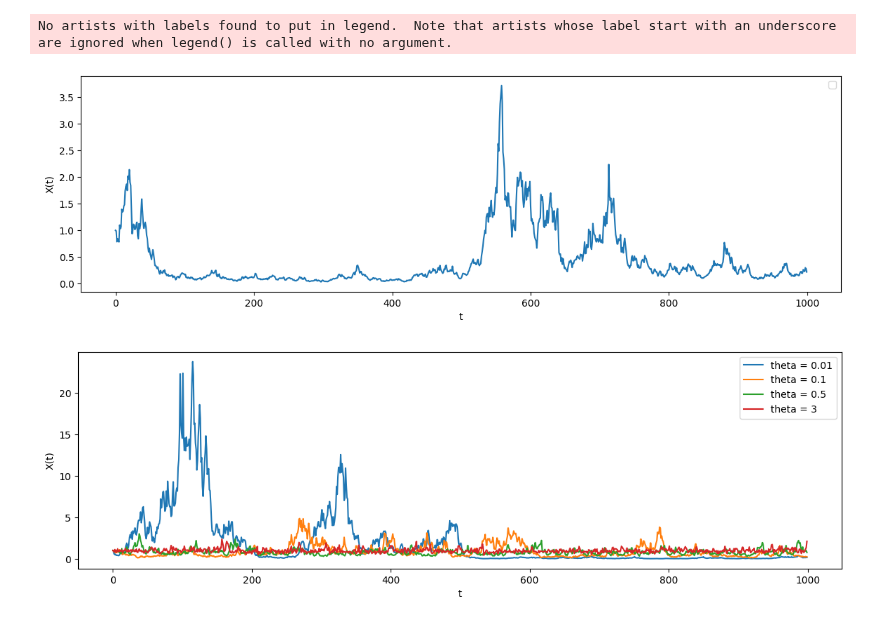
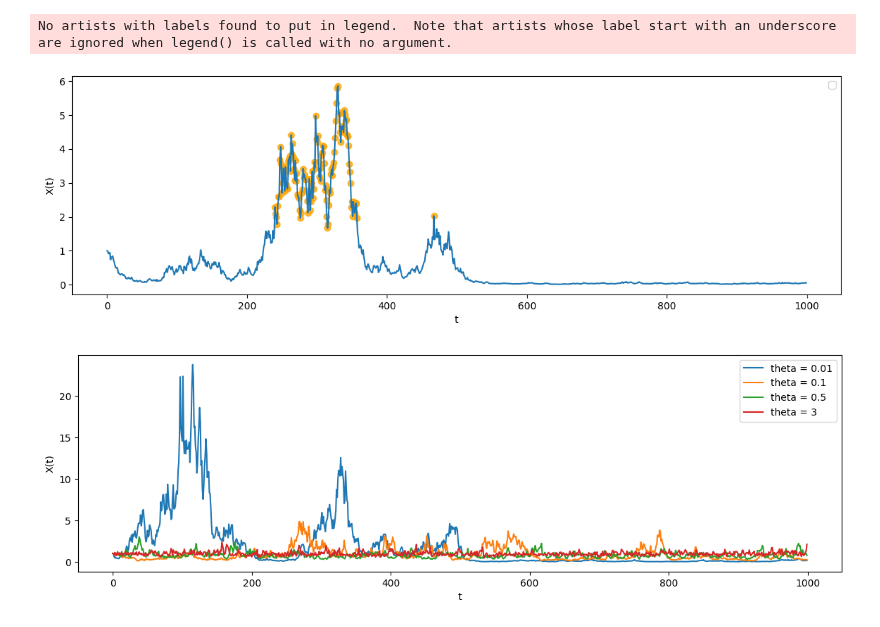
Before and after one commit to falric05/AII-Flare-prediction, a Jupyter notebook: notebooks/prova_plots.ipynb, the cells around one changed output. Drawn from its saved outputs; the diff is of its cells as text; code cells hidden in the pictures.

Commit message:
sigma mu threshold and plot

```diff
--- a/notebooks/prova_plots.ipynb
+++ b/notebooks/prova_plots.ipynb
@@ -6,14 +7,19 @@ from Libs import flares_plot as fplt
 data_loader = DataLoader()
 # get the grid
 grid = data_loader.get_grid()
+# %%
+labels = get_labels_physics(grid, data_loader.get_params())
 # %%
 # extract the standard values
-X_best = data_loader.get_standard_values()
+run = 5
+bindeces = data_loader.get_standard_indeces()
+X_best = data_loader.get_standard_values(run=run)
+labels_best = labels[run, bindeces[0], bindeces[1], bindeces[2], bindeces[3], :]
 # plot one single light curve
-fplt.plot_serie(X_best)
+fplt.plot_serie(X_best, labels=labels_best)
 # %% [output]
 No artists with labels found to put in legend.  Note that artists whose label start with an underscore are ignored when legend() is called with no argument.
-[figure, old version]
+[figure, new version]
 # %%
 # plot grid varying one single parameter
 fplt.plot_grid_datapoints(grid, data_loader.get_params(), run=6, variation='theta')
```
Also changed, not shown: parts of 1 cell of this notebook, 3 other files.
